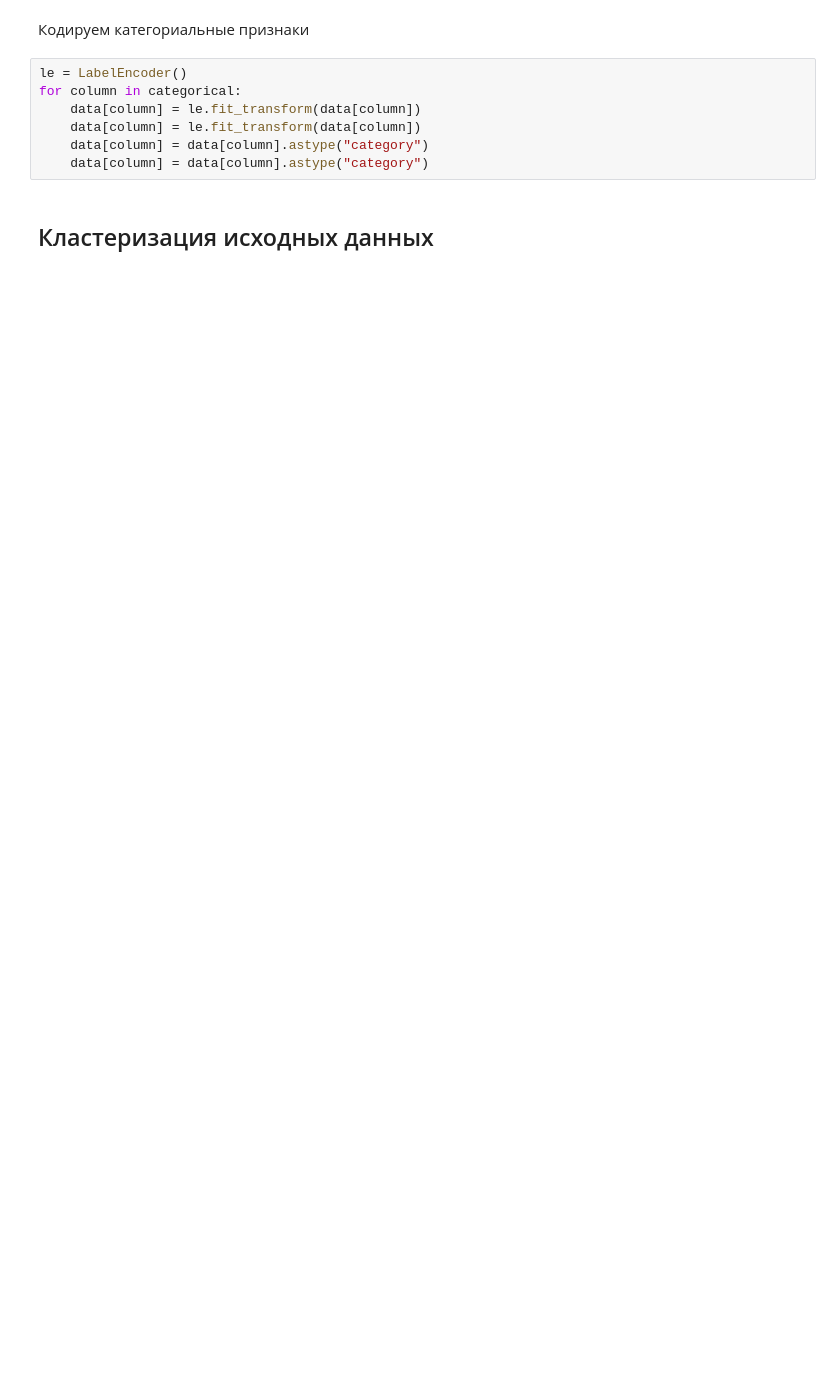
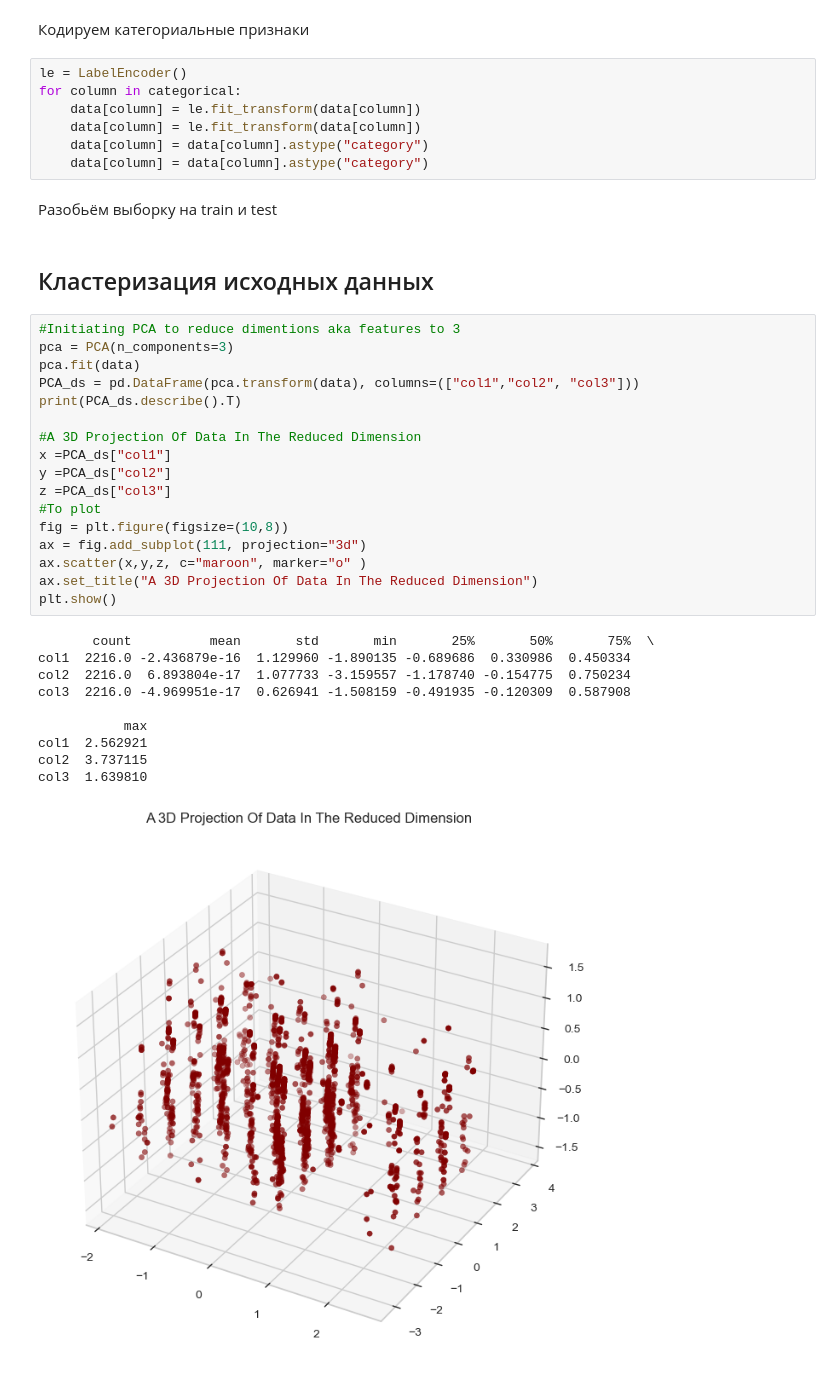
Before and after one commit to fongradnastya/data_anilysis6, a Jupyter notebook: notebooks/work6.ipynb, the cells around one changed output. Saved outputs shown, nothing was run; the diff lists cells and outputs as text; blank space fills up the shorter version.

Commit message:
Added new graphs

```diff
--- a/notebooks/work6.ipynb
+++ b/notebooks/work6.ipynb
@@ -111,5 +118,35 @@ for column in categorical:
     data[column] = le.fit_transform(data[column])
     data[column] = data[column].astype("category")
     data[column] = data[column].astype("category")
+# %% [markdown]
+Разобьём выборку на train и test
 # %% [markdown]
 ## Кластеризация исходных данных
+# %%
+#Initiating PCA to reduce dimentions aka features to 3
+pca = PCA(n_components=3)
+pca.fit(data)
+PCA_ds = pd.DataFrame(pca.transform(data), columns=(["col1","col2", "col3"]))
+print(PCA_ds.describe().T)
+
+#A 3D Projection Of Data In The Reduced Dimension
+x =PCA_ds["col1"]
+y =PCA_ds["col2"]
+z =PCA_ds["col3"]
+#To plot
+fig = plt.figure(figsize=(10,8))
+ax = fig.add_subplot(111, projection="3d")
+ax.scatter(x,y,z, c="maroon", marker="o" )
+ax.set_title("A 3D Projection Of Data In The Reduced Dimension")
+plt.show()
+# %% [output]
+       count          mean       std       min       25%       50%       75%  \
+col1  2216.0 -2.436879e-16  1.129960 -1.890135 -0.689686  0.330986  0.450334
+col2  2216.0  6.893804e-17  1.077733 -3.159557 -1.178740 -0.154775  0.750234
+col3  2216.0 -4.969951e-17  0.626941 -1.508159 -0.491935 -0.120309  0.587908
+
+           max
+col1  2.562921
+col2  3.737115
+col3  1.639810
+[figure, added]
```
Also changed, not shown: parts of 4 cells of this notebook, 1 other file.
